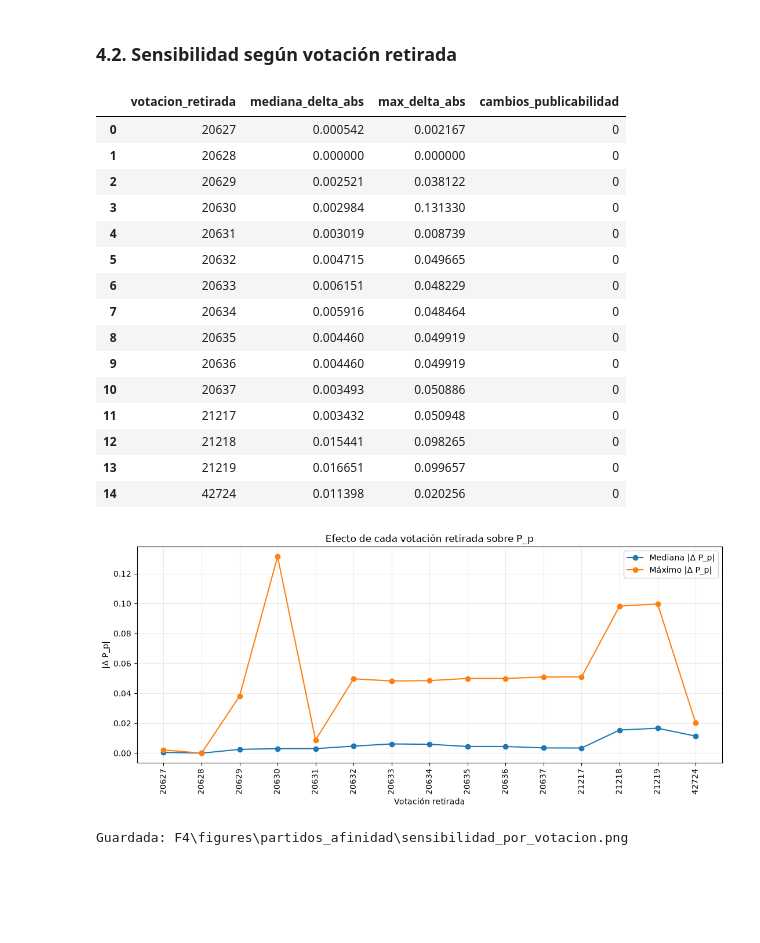
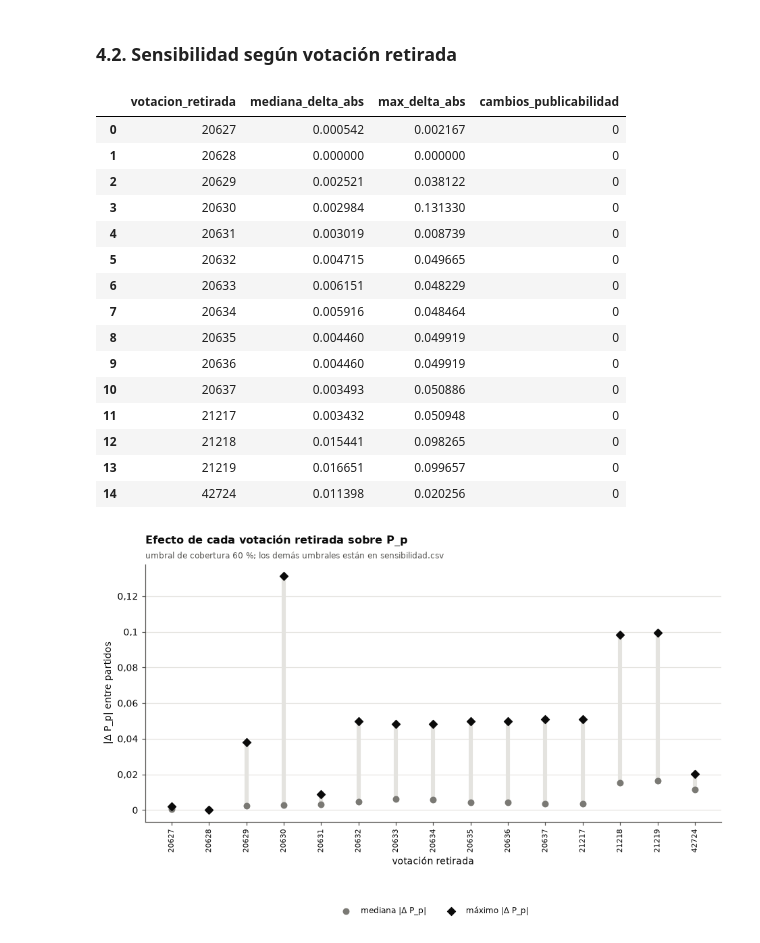
Before and after one commit to joserodriguezc/grupo_1_programacion_ciencia_datos, a Jupyter notebook: F4/notebooks/F4_03_metricas_partidos_afinidad.ipynb, the cells around one changed output. Cells and saved outputs as stored; diff of their text form; code cells hidden in the pictures; blank space fills up the shorter version.

```diff
--- a/F4/notebooks/F4_03_metricas_partidos_afinidad.ipynb
+++ b/F4/notebooks/F4_03_metricas_partidos_afinidad.ipynb
@@ -746,53 +581,49 @@ Guardada: F4\figures\partidos_afinidad\posicion_partidaria.png
 # %% [markdown]
 ### 4.2. Sensibilidad según votación retirada
 # %%
-
 por_votacion = (
-    sens_60.groupby("votacion_retirada", as_index=False)
-    .agg(
-        mediana_delta_abs=("diferencia_abs", "median"),
-        max_delta_abs=("diferencia_abs", "max"),
-        cambios_publicabilidad=("cambio_publicabilidad", lambda x: int(pd.Series(x).fillna(False).astype(bool).sum())),
-    )
-    .sort_values("votacion_retirada")
-)
-
+    sens_60.groupby('votacion_retirada', as_index=False)
+    .agg(mediana_delta_abs=('diferencia_abs', 'median'),
+         max_delta_abs=('diferencia_abs', 'max'),
+         cambios_publicabilidad=('cambio_publicabilidad',
+                                 lambda s: int(pd.Series(s).fillna(False).astype(bool).sum())))
+    .sort_values('votacion_retirada'))
 display(por_votacion)
 
-fig, ax = plt.subplots(figsize=(11, 5))
+fig, ax = plt.subplots(figsize=(10, 4.5))
 x = np.arange(len(por_votacion))
-ax.plot(x, por_votacion["mediana_delta_abs"], marker="o", label="Mediana |Δ P_p|")
-ax.plot(x, por_votacion["max_delta_abs"], marker="o", label="Máximo |Δ P_p|")
-ax.set_xticks(x)
-ax.set_xticklabels(por_votacion["votacion_retirada"].astype(str), rotation=90)
-ax.set_xlabel("Votación retirada")
-ax.set_ylabel("|Δ P_p|")
-ax.set_title("Efecto de cada votación retirada sobre P_p")
-ax.legend()
-ax.grid(alpha=0.25)
-fig.tight_layout()
-
-ruta_fig = rutas["figuras"] / "sensibilidad_por_votacion.png"
-fig.savefig(ruta_fig, dpi=160, bbox_inches="tight")
+ax.vlines(x, por_votacion['mediana_delta_abs'], por_votacion['max_delta_abs'],
+          color=vis.GRILLA, lw=4, zorder=1)
+ax.scatter(x, por_votacion['mediana_delta_abs'], color=vis.NEUTRO, s=30, zorder=2,
+           label='mediana |Δ P_p|')
+ax.scatter(x, por_votacion['max_delta_abs'], color=vis.TEXTO, marker='D', s=30, zorder=3,
+           label='máximo |Δ P_p|')
+ax.set_xticks(x, por_votacion['votacion_retirada'].astype(int).astype(str), rotation=90,
+              fontsize=7.5)
+ax.set_xlabel('votación retirada')
+ax.set_ylabel('|Δ P_p| entre partidos')
+ax.grid(axis='y')
+vis.formato_coma(ax, 'y')
+vis.titulo(ax, 'Efecto de cada votación retirada sobre P_p',
+           'umbral de cobertura 60 %; los demás umbrales están en sensibilidad.csv')
+vis.leyenda_inferior(ax, ncol=2, y=-0.3)
+guardar(fig, 'sensibilidad_por_votacion.png')
 plt.show()
-
-print("Guardada:", ruta_fig.relative_to(raiz))
 # %% [output]
 |  | votacion_retirada | mediana_delta_abs | max_delta_abs | cambios_publicabilidad |
 | 0 | 20627 | 0.000542 | 0.002167 | 0 |
 | 1 | 20628 | 0.000000 | 0.000000 | 0 |
 | 2 | 20629 | 0.002521 | 0.038122 | 0 |
 | 3 | 20630 | 0.002984 | 0.131330 | 0 |
 | 4 | 20631 | 0.003019 | 0.008739 | 0 |
 | 5 | 20632 | 0.004715 | 0.049665 | 0 |
 | 6 | 20633 | 0.006151 | 0.048229 | 0 |
 | 7 | 20634 | 0.005916 | 0.048464 | 0 |
 | 8 | 20635 | 0.004460 | 0.049919 | 0 |
 | 9 | 20636 | 0.004460 | 0.049919 | 0 |
 | 10 | 20637 | 0.003493 | 0.050886 | 0 |
 | 11 | 21217 | 0.003432 | 0.050948 | 0 |
 | 12 | 21218 | 0.015441 | 0.098265 | 0 |
 | 13 | 21219 | 0.016651 | 0.099657 | 0 |
 | 14 | 42724 | 0.011398 | 0.020256 | 0 |
-[figure, old version]
+[figure, new version]
-Guardada: F4\figures\partidos_afinidad\sensibilidad_por_votacion.png
```
Also changed, not shown: parts of 37 cells of this notebook, 41 other files.
